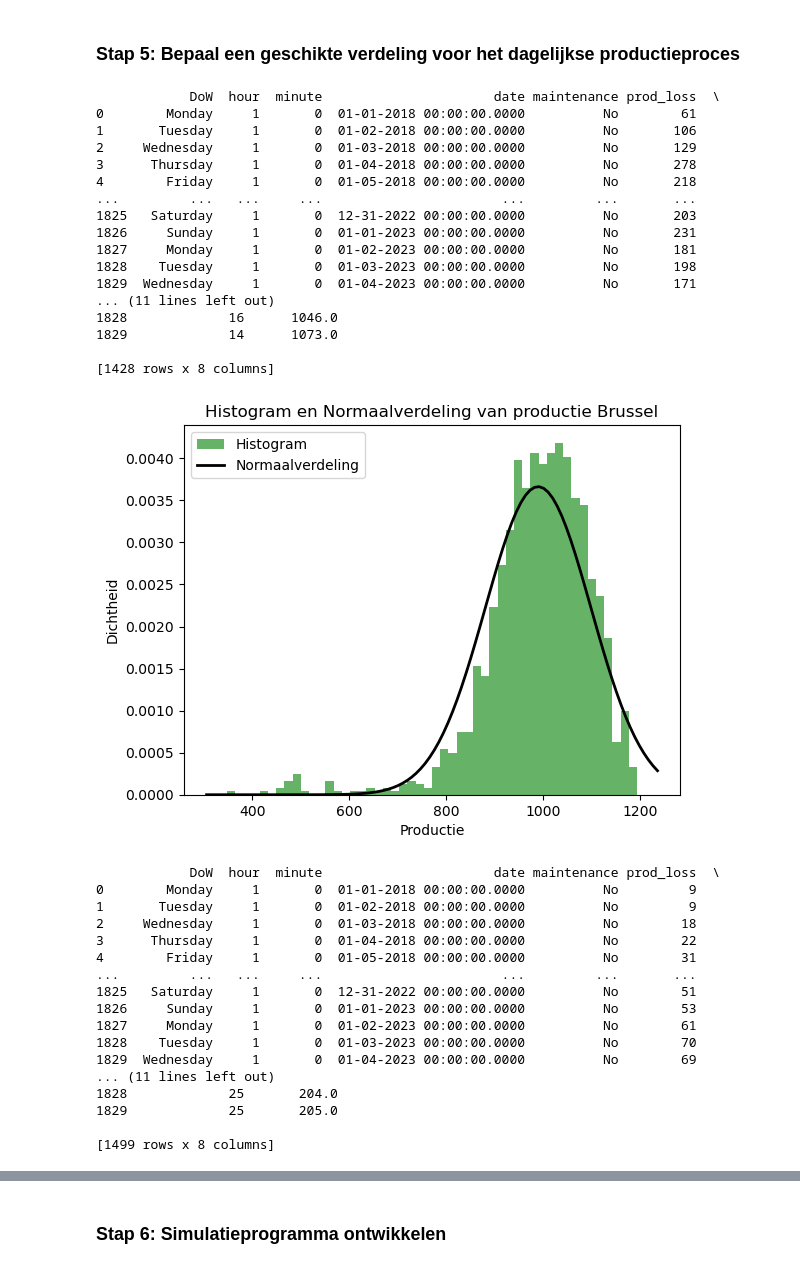
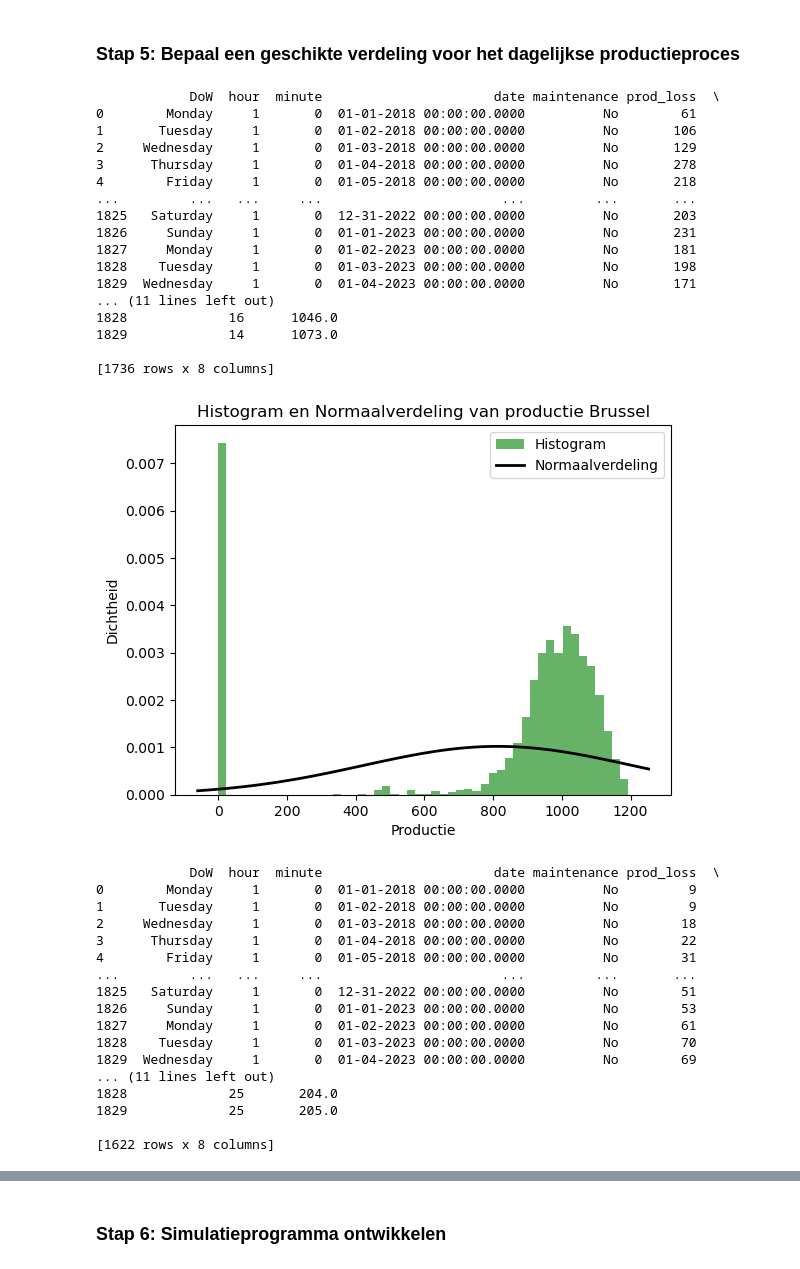
Before and after one commit to craftyraf/project-productie-proces, a Jupyter notebook: notebooks/Deel 1.ipynb, the cells around one changed output, grey strips where cells are left out. Cells and saved outputs as stored; diff of their text form; code cells hidden in the pictures.

```diff
--- a/notebooks/Deel 1.ipynb
+++ b/notebooks/Deel 1.ipynb
@@ -171,7 +171,7 @@ plt.show()
 ### Stap 5: Bepaal een geschikte verdeling voor het dagelijkse productieproces
 # %%
 # Filteren op maintenance en production voor BRU_df
-BRU_prod_df = BRU_df[(BRU_df['maintenance'] == 'No') & (BRU_df['production'] > 0)]
+BRU_prod_df = BRU_df[(BRU_df['maintenance'] == 'No') & (BRU_df['production'] >= 0)]
 print(BRU_prod_df)
 data_bru = BRU_prod_df['production']
 mean_bru, std_bru = stats.norm.fit(data_bru)
@@ -179,7 +179,6 @@ mean_bru, std_bru = stats.norm.fit(data_bru)
 # Histogram voor BRU_prod_df
 plt.hist(data_bru, bins=50, density=True, alpha=0.6, color='g', label='Histogram')
 
-# Normaalverdeling voor BRU_prod_df
 xmin, xmax = plt.xlim()
 x_bru = np.linspace(xmin, xmax, 100)
 p_bru = stats.norm.pdf(x_bru, mean_bru, std_bru)
@@ -191,7 +190,7 @@ plt.legend()
 plt.show()
 
 # Filteren op maintenance en production voor STO_df
-STO_prod_df = STO_df[(BRU_df['maintenance'] == 'No') & (STO_df['production'] > 0)]
+STO_prod_df = STO_df[(BRU_df['maintenance'] == 'No') & (STO_df['production'] >= 0)]
 print(STO_prod_df)
 data_sto = STO_prod_df['production']
 mean_sto, std_sto = stats.norm.fit(data_sto)
@@ -199,80 +198,35 @@ mean_sto, std_sto = stats.norm.fit(data_sto)
 # Histogram voor STO_prod_df
 plt.hist(data_sto, bins=50, density=True, alpha=0.6, color='b', label='Histogram')
 
 # Normaalverdeling voor STO_prod_df
 xmin, xmax = plt.xlim()
 x_sto = np.linspace(xmin, xmax, 100)
 p_sto = stats.norm.pdf(x_sto, mean_sto, std_sto)
 plt.plot(x_sto, p_sto, 'k', linewidth=2, label='Normaalverdeling')
 plt.title('Histogram en Normaalverdeling van productie Stockholm')
 plt.xlabel('Productie')
 plt.ylabel('Dichtheid')
 plt.legend()
 plt.show()
-
-# Burr verdeling voor STO_prod_df
-c = x_sto # 3
-d = p_sto # 2
-loc = 0  # location parameter
-scale = 2  # scale parameter
-c, d, loc, scale = burr.fit(data_bru)
-
-
-# Burr verdeling STO_prod_df
-c_sto, d_sto, loc_sto, scale_sto = burr.fit(data_sto)
-
-# Histogram STO_prod_df
-plt.hist(data_sto, bins=50, density=True, alpha=0.6, color='b', label='Histogram')
-
-# Burr verdeling
-xmin, xmax = plt.xlim()
-x_sto = np.linspace(xmin, xmax, 100)
-p_sto = burr.pdf(x_sto, c_sto, d_sto, loc=loc_sto, scale=scale_sto)
-plt.plot(x_sto, p_sto, 'k', linewidth=2, label='Burr verdeling')
-
-plt.title('Histogram en Burr verdeling van productie Stockholm')
-plt.xlabel('Productie')
-plt.ylabel('Dichtheid')
-plt.legend()
-plt.show()
-
-
-# Cauchy verdeling
-loc_sto, scale_sto = cauchy.fit(data_sto)
-
-# Histogram STO_prod_df
-plt.hist(data_sto, bins=50, density=True, alpha=0.6, color='b', label='Histogram')
-
-# Cauchy verdeling for STO_prod_df
-xmin, xmax = plt.xlim()
-x_sto = np.linspace(xmin, xmax, 100)
-p_sto = cauchy.pdf(x_sto, loc=loc_sto, scale=scale_sto)
-plt.plot(x_sto, p_sto, 'k', linewidth=2, label='Cauchy verdeling')
-
-plt.title('Histogram en Cauchy verdeling van productie Stockholm')
-plt.xlabel('Productie')
-plt.ylabel('Dichtheid')
-plt.legend()
-plt.show()
 # %% [output]
             DoW  hour  minute                      date maintenance prod_loss  \
 0        Monday     1       0  01-01-2018 00:00:00.0000          No        61
 1       Tuesday     1       0  01-02-2018 00:00:00.0000          No       106
 2     Wednesday     1       0  01-03-2018 00:00:00.0000          No       129
 3      Thursday     1       0  01-04-2018 00:00:00.0000          No       278
 4        Friday     1       0  01-05-2018 00:00:00.0000          No       218
 ...         ...   ...     ...                       ...         ...       ...
 1825   Saturday     1       0  12-31-2022 00:00:00.0000          No       203
 1826     Sunday     1       0  01-01-2023 00:00:00.0000          No       231
 1827     Monday     1       0  01-02-2023 00:00:00.0000          No       181
 1828    Tuesday     1       0  01-03-2023 00:00:00.0000          No       198
 1829  Wednesday     1       0  01-04-2023 00:00:00.0000          No       171
 ... (11 lines left out)
 1828             16      1046.0
 1829             14      1073.0
 
-[1428 rows x 8 columns]
+[1736 rows x 8 columns]
-[figure, old version]
+[figure, new version]
             DoW  hour  minute                      date maintenance prod_loss  \
 0        Monday     1       0  01-01-2018 00:00:00.0000          No         9
 1       Tuesday     1       0  01-02-2018 00:00:00.0000          No         9
@@ -289,4 +243,4 @@ plt.show()
 1828             25       204.0
 1829             25       205.0
 
-[1499 rows x 8 columns]
+[1622 rows x 8 columns]
```
Also changed, not shown: parts of 5 cells of this notebook.
